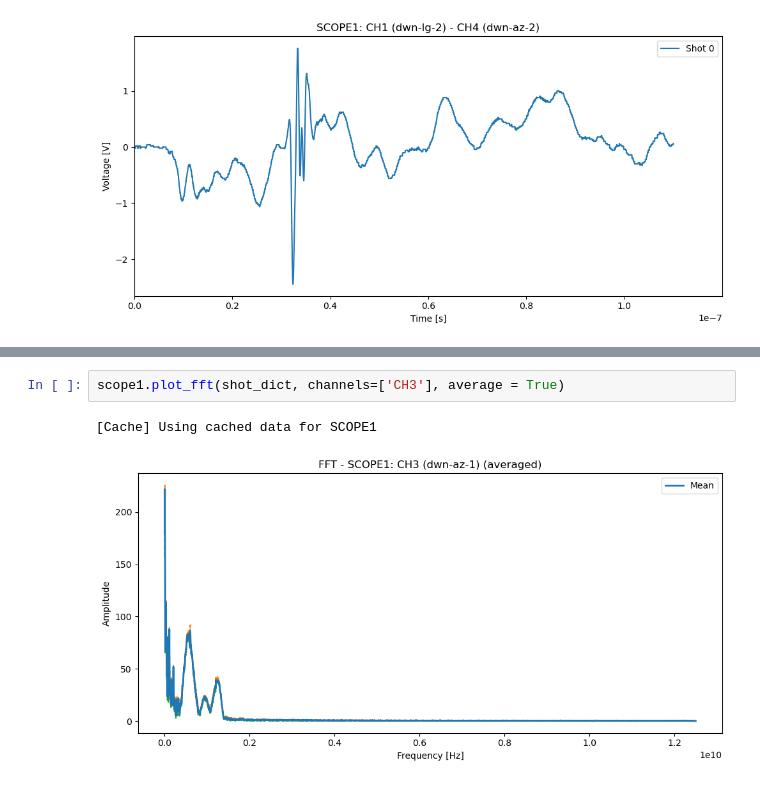
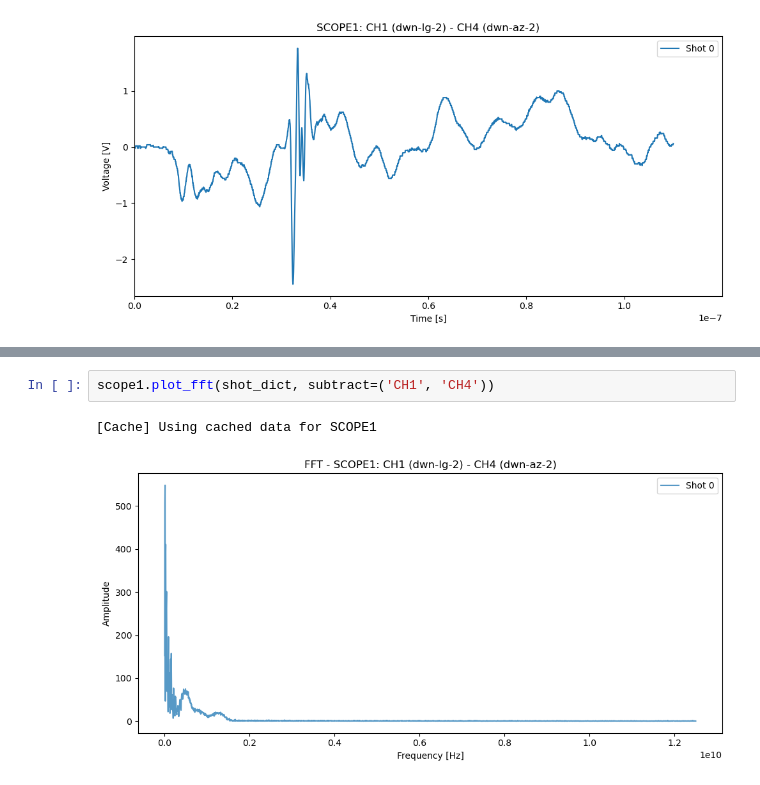
Before and after one commit to ELos385/Fireball_III_analysis, a Jupyter notebook: scripts/BDots/BDot_test.ipynb, the cells around one changed output, grey strips where cells are left out. Drawn from its saved outputs; the diff is of its cells as text.

```diff
--- a/scripts/BDots/BDot_test.ipynb
+++ b/scripts/BDots/BDot_test.ipynb
@@ -99,5 +103,5 @@ scope1.plot_scope(shot_dict, channels=['CH4', 'CH3'], average=True, show_error=F
 # %%
-scope1.plot_fft(shot_dict, channels=['CH3'], average = True)
+scope1.plot_fft(shot_dict, subtract=('CH1', 'CH4'))
 # %% [output]
 [Cache] Using cached data for SCOPE1
-[figure, old version]
+[figure, new version]
```
Also changed, not shown: parts of 6 cells of this notebook, 1 other file.
